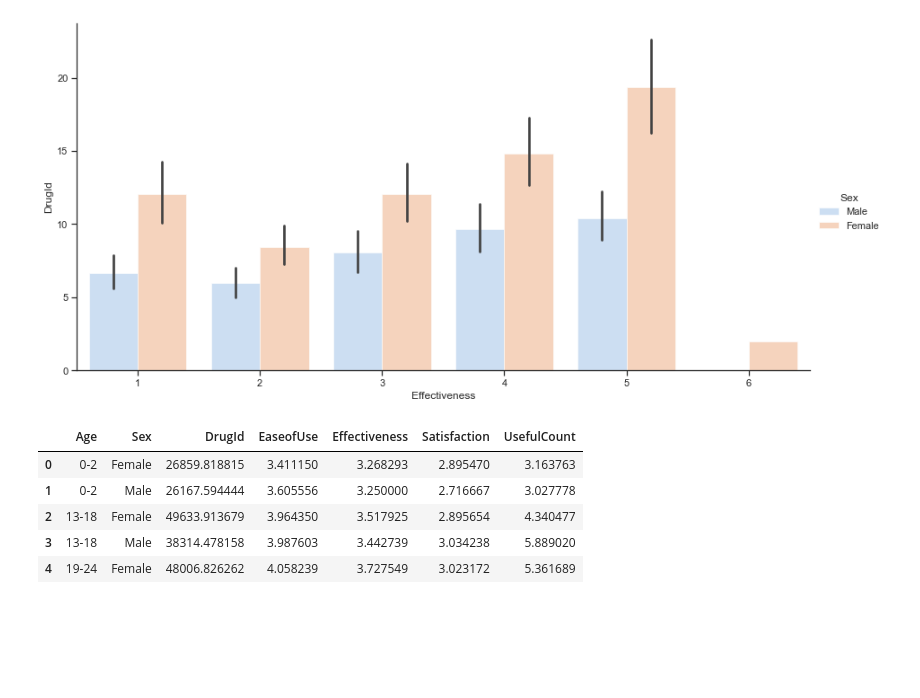
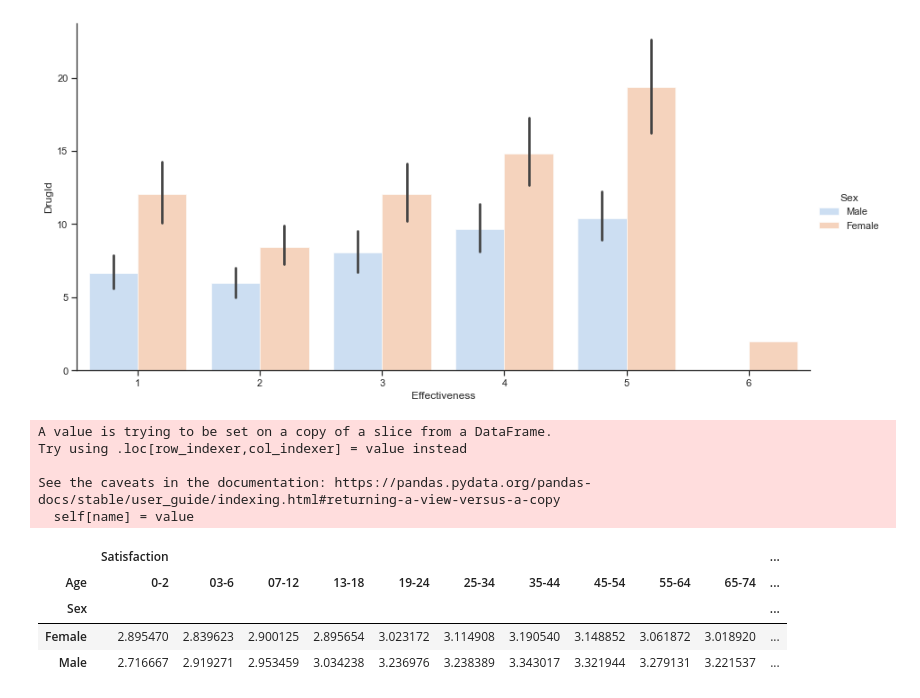
Before and after one commit to kuiros7/PORTFOLIO, a Jupyter notebook: WEBMD.ipynb, the cells around one changed output. Drawn from its saved outputs; the diff is of its cells as text; code cells hidden in the pictures; blank space fills up the shorter version.

```diff
--- a/WEBMD.ipynb
+++ b/WEBMD.ipynb
@@ -73,6 +73,7 @@ df_new.Condition = df_new.Condition.apply(lambda x: 'Depression' if 'Depression'
 df_new.Condition = df_new.Condition.apply(lambda x: 'Pressure' if 'Pressure' in x else x)
 df_new.Condition = df_new.Condition.apply(lambda x: 'Pain' if 'Pain' in x else x)
 df_new.Condition = df_new.Condition.apply(lambda x: 'Diabetes' if 'Diabetes' in x else x)
+df_new.Condition = df_new.Condition.apply(lambda x: 'Diabetes' if 'Diabetic' in x else x)
 df_new.Condition = df_new.Condition.apply(lambda x: 'Poison' if 'Poison' in x else x)
 df_new.Condition = df_new.Condition.apply(lambda x: 'HIV' if 'HIV' in x else x)
 df_new.Condition = df_new.Condition.apply(lambda x: 'Cold Symptoms' if 'Cold' in x else x)
@@ -85,6 +86,16 @@ df_new.Condition = df_new.Condition.apply(lambda x: 'Inflammation' if 'Inflammat
 df_new.Condition = df_new.Condition.apply(lambda x: 'Fever' if 'Fever' in x else x)
 df_new.Condition = df_new.Condition.apply(lambda x: 'Anemia' if 'Anemia' in x else x)
 df_new.Condition = df_new.Condition.apply(lambda x: 'Hemorrhage' if 'Hemorrhage' in x else x)
+df_new.Condition = df_new.Condition.apply(lambda x: 'Vitamin Defficiency' if 'Vitamin' in x else x)
+df_new.Condition = df_new.Condition.apply(lambda x: 'Immune Response' if 'Immune' in x else x)
+df_new.Condition = df_new.Condition.apply(lambda x: 'Sinusitis' if 'Sinusitis' in x else x)
+df_new.Condition = df_new.Condition.apply(lambda x: 'Thrombosis' if 'Thrombosis' in x else x)
+df_new.Condition = df_new.Condition.apply(lambda x: 'Stuffy Nose' if 'Nose' in x else x)
+df_new.Condition = df_new.Condition.apply(lambda x: 'Cancer' if 'Carcinoma' in x else x)
+df_new.Condition = df_new.Condition.apply(lambda x: 'Parkinson Symptoms' if 'Quivering' in x else x)
+df_new.Condition = df_new.Condition.apply(lambda x: 'Acne' if 'Acne' in x else x)
+df_new.Condition = df_new.Condition.apply(lambda x: 'Osteoporosis' if 'Osteoarthritis' in x else x)
+df_new.Condition = df_new.Condition.apply(lambda x: 'Osteoporosis' if 'Decreased Bone Mass' in x else x)
 
 df_new.head()
 # %% [output]
@@ -192,14 +215,22 @@ sns.catplot(
 [figure]
 # %%
 #Heatmap to compare Effectiveness, Satisfaction and Ease of use by Sex
+df_heat= df_new[['Age', 'Sex', 'Satisfaction']]
+df_heat.Age = df_heat.Age.apply(lambda x: '03-6' if '3-6' in x else x)
+df_heat.Age = df_heat.Age.apply(lambda x: '07-12' if '7-12' in x else x)
+#df_heat= df.groupby(['Age', 'Sex']).mean(['Satisfaction', 'Effectiveness', 'EaseofUse']).reset_index()
+df_heat= df_heat.groupby(['Age', 'Sex']).mean()
+df_heat = df_heat.unstack(level=0)
 
-df_heat= df.groupby(['Age', 'Sex']).mean(['Satisfaction', 'Effectiveness', 'EaseofUse']).reset_index()
-
-df_heat.head()
+df_heat
 # %% [output]
+A value is trying to be set on a copy of a slice from a DataFrame.
+Try using .loc[row_indexer,col_indexer] = value instead
+
+See the caveats in the documentation: https://pandas.pydata.org/pandas-docs/stable/user_guide/indexing.html#returning-a-view-versus-a-copy
+  self[name] = value
-|  | Age | Sex | DrugId | EaseofUse | Effectiveness | Satisfaction | UsefulCount |
-| 0 | 0-2 | Female | 26859.818815 | 3.411150 | 3.268293 | 2.895470 | 3.163763 |
-| 1 | 0-2 | Male | 26167.594444 | 3.605556 | 3.250000 | 2.716667 | 3.027778 |
-| 2 | 13-18 | Female | 49633.913679 | 3.964350 | 3.517925 | 2.895654 | 4.340477 |
-| 3 | 13-18 | Male | 38314.478158 | 3.987603 | 3.442739 | 3.034238 | 5.889020 |
-| 4 | 19-24 | Female | 48006.826262 | 4.058239 | 3.727549 | 3.023172 | 5.361689 |
+|  | Satisfaction |  |  |  |  |  |  |  |  |  | ... |
+| Age | 0-2 | 03-6 | 07-12 | 13-18 | 19-24 | 25-34 | 35-44 | 45-54 | 55-64 | 65-74 | ... |
+| Sex |  |  |  |  |  |  |  |  |  |  | ... |
+| Female | 2.895470 | 2.839623 | 2.900125 | 2.895654 | 3.023172 | 3.114908 | 3.190540 | 3.148852 | 3.061872 | 3.018920 | ... |
+| Male | 2.716667 | 2.919271 | 2.953459 | 3.034238 | 3.236976 | 3.238389 | 3.343017 | 3.321944 | 3.279131 | 3.221537 | ... |
```
Also changed, not shown: parts of 10 cells of this notebook.
